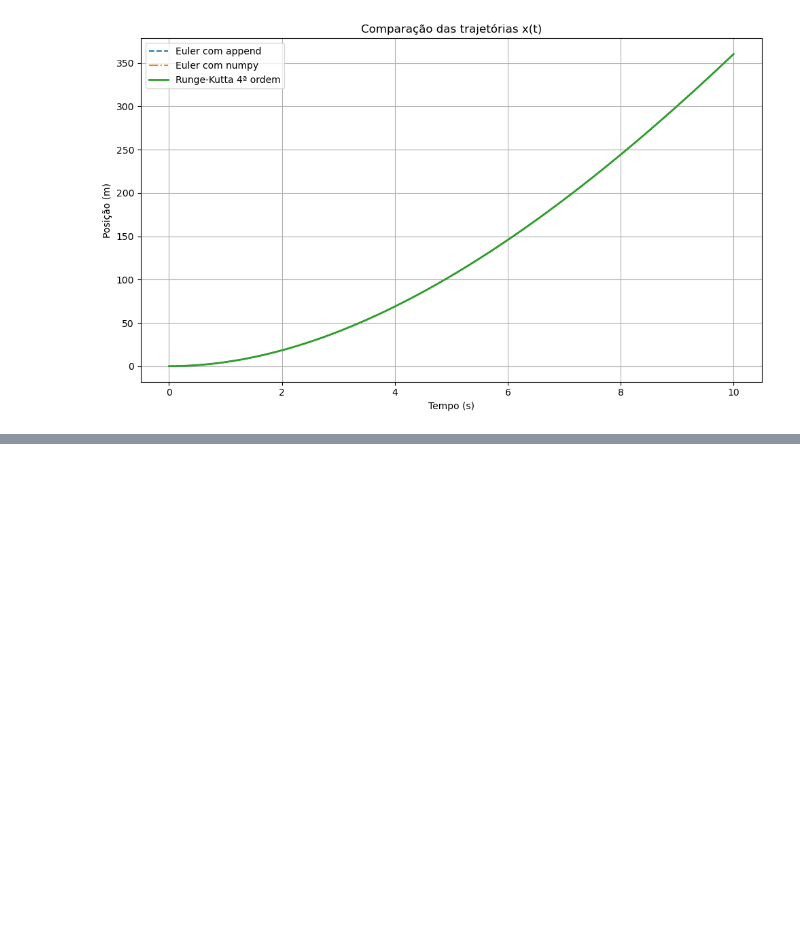
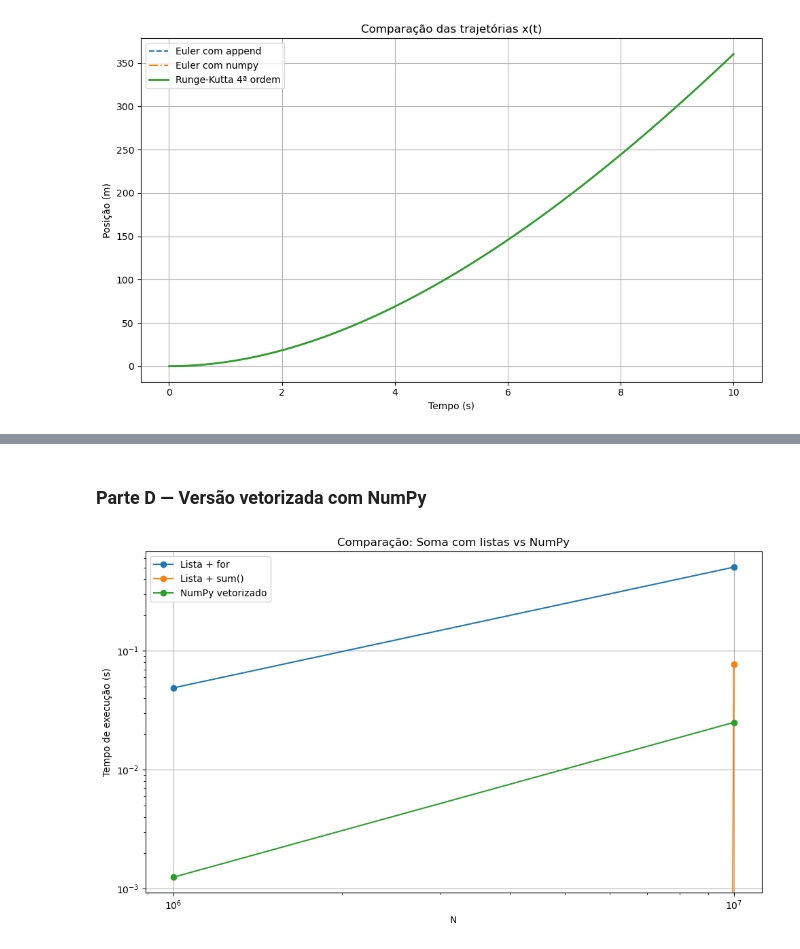
Before and after one commit to Gsimarelli/av6, a Jupyter notebook: av6.ipynb, the cells around one changed output, grey strips where cells are left out. Saved outputs shown, nothing was run; the diff lists cells and outputs as text; code cells hidden in the pictures; blank space fills up the shorter version.

```diff
--- a/av6.ipynb
+++ b/av6.ipynb
@@ -192,0 +320,9 @@ plt.show()
+# %%
+def soma_com_for(lista):
+    soma = 0
+    for x in lista:
+        soma += x
+    return soma
+
+def soma_com_sum(lista):
+    return sum(lista)
@@ -192,0 +370,35 @@ plt.show()
+# %% [markdown]
+### Parte D — Versão vetorizada com NumPy
+# %%
+import numpy as np
+
+def soma_numpy(N):
+    arr = np.arange(1, N+1)
+    return np.sum(arr)
+# %%
+# Medindo o tempo
+
+tempos_numpy = []
+
+for N in Ns_lista:
+    start = time.time()
+    soma_numpy(N)
+    end = time.time()
+    tempos_numpy.append(end - start)
+# %%
+plt.figure(figsize=(10,6))
+plt.plot(Ns_lista, tempos_for, label='Lista + for', marker='o')
+plt.plot(Ns_lista, tempos_sum, label='Lista + sum()', marker='o')
+plt.plot(Ns_lista, tempos_numpy, label='NumPy vetorizado', marker='o')
+
+plt.xscale('log')
+plt.yscale('log')
+plt.xlabel("N")
+plt.ylabel("Tempo de execução (s)")
+plt.title("Comparação: Soma com listas vs NumPy")
+plt.legend()
+plt.grid(True)
+plt.tight_layout()
+plt.show()
+# %% [output]
+[figure, added]
```
Also changed, not shown: parts of 22 cells of this notebook, 1 other file.
